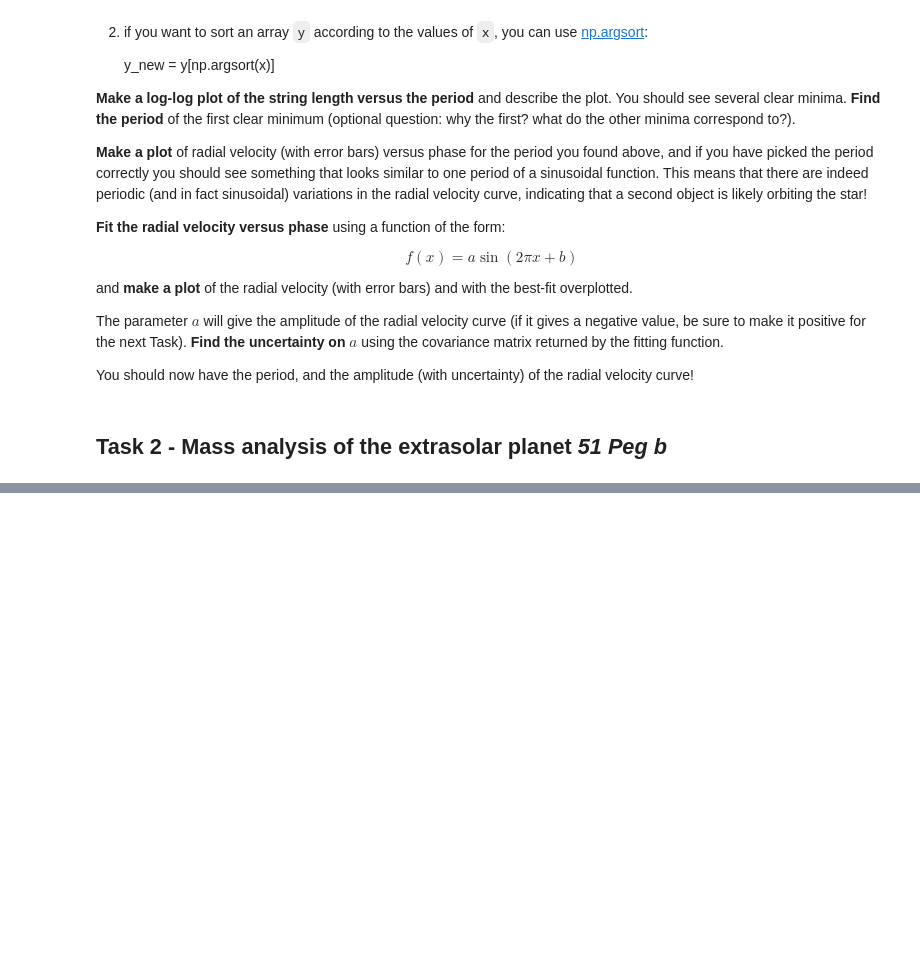
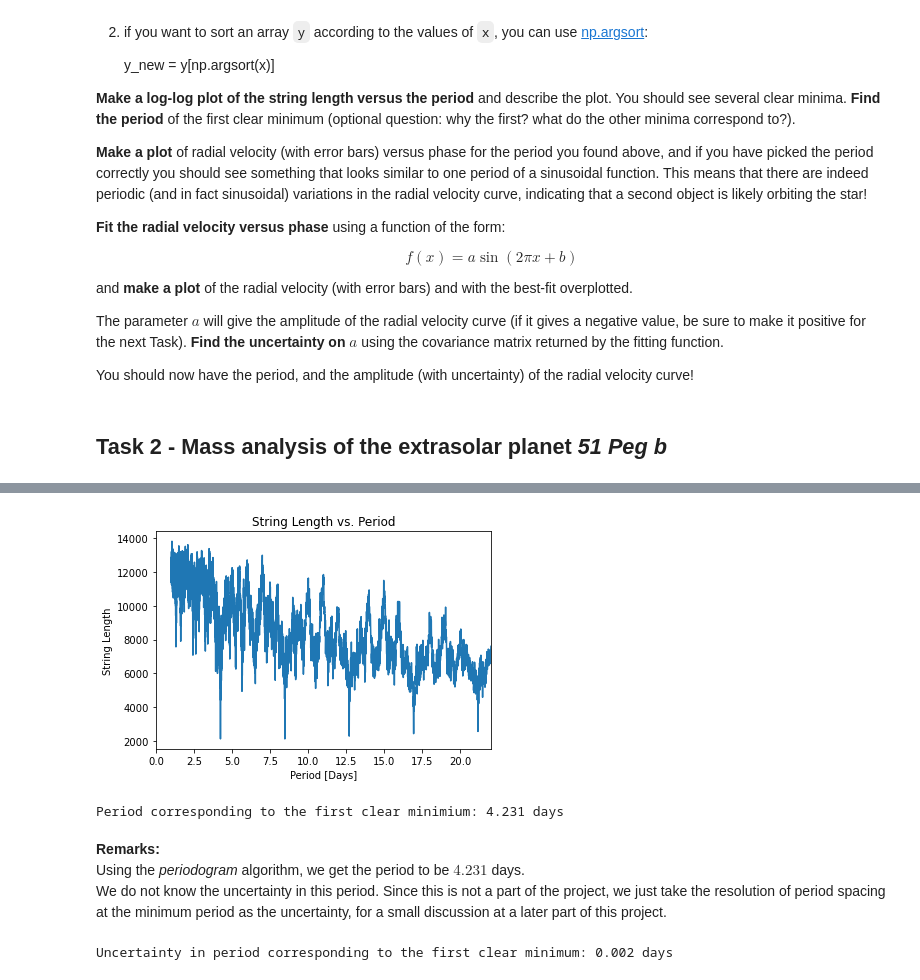
Before and after one commit to smilex555/phys718-hwp, a Jupyter notebook: project4/Project_4_Extrasolar_Planets_students.ipynb, the cells around one changed output, grey strips where cells are left out. Saved outputs shown, nothing was run; the diff lists cells and outputs as text; code cells hidden in the pictures; blank space fills up the shorter version.

```diff
--- a/project4/Project_4_Extrasolar_Planets_students.ipynb
+++ b/project4/Project_4_Extrasolar_Planets_students.ipynb
@@ -147,0 +233,30 @@ data = np.loadtxt("https://raw.githubusercontent.com/terben/Programming_in_Pytho
+# %%
+# plot (normal scaling)
+plt.plot(dayrange, lvalue) # plot string lengths against the periods
+plt.title('String Length vs. Period') # set title
+plt.xlabel('Period [Days]') # set x-axis title
+plt.ylabel('String Length') # set y-axis title
+plt.xlim(0, 22) # limit to the first few minima
+plt.show() # print the plot
+# %% [output]
+[figure, added]
+# %%
+slicedayrange = np.where(dayrange <= 6)[0] # consider only the first six days to get the first clear minimum
+minperiod = dayrange[np.argmin(lvalue[slicedayrange])] # get the corresponding minimum period
+
+# print the period
+print("Period corresponding to the first clear minimium:", round(minperiod, 3), "days")
+# %% [output]
+Period corresponding to the first clear minimium: 4.231 days
+# %% [markdown]
+**Remarks:**
+Using the _periodogram_ algorithm, we get the period to be $4.231$ days.
+We do not know the uncertainty in this period. Since this is not a part of the project, we just take the resolution of period spacing at the minimum period as the uncertainty, for a small discussion at a later part of this project.
+# %%
+# EXTRA
+deltaminperiod = dayrange[np.argmin(lvalue[slicedayrange]) + 1] - minperiod # get the uncertainty in the calculated period
+
+# print the uncertainty in the period
+print("Uncertainty in period corresponding to the first clear minimum:", round(deltaminperiod, 3), "days")
+# %% [output]
+Uncertainty in period corresponding to the first clear minimum: 0.002 days
```
Also changed, not shown: parts of 26 cells of this notebook.
